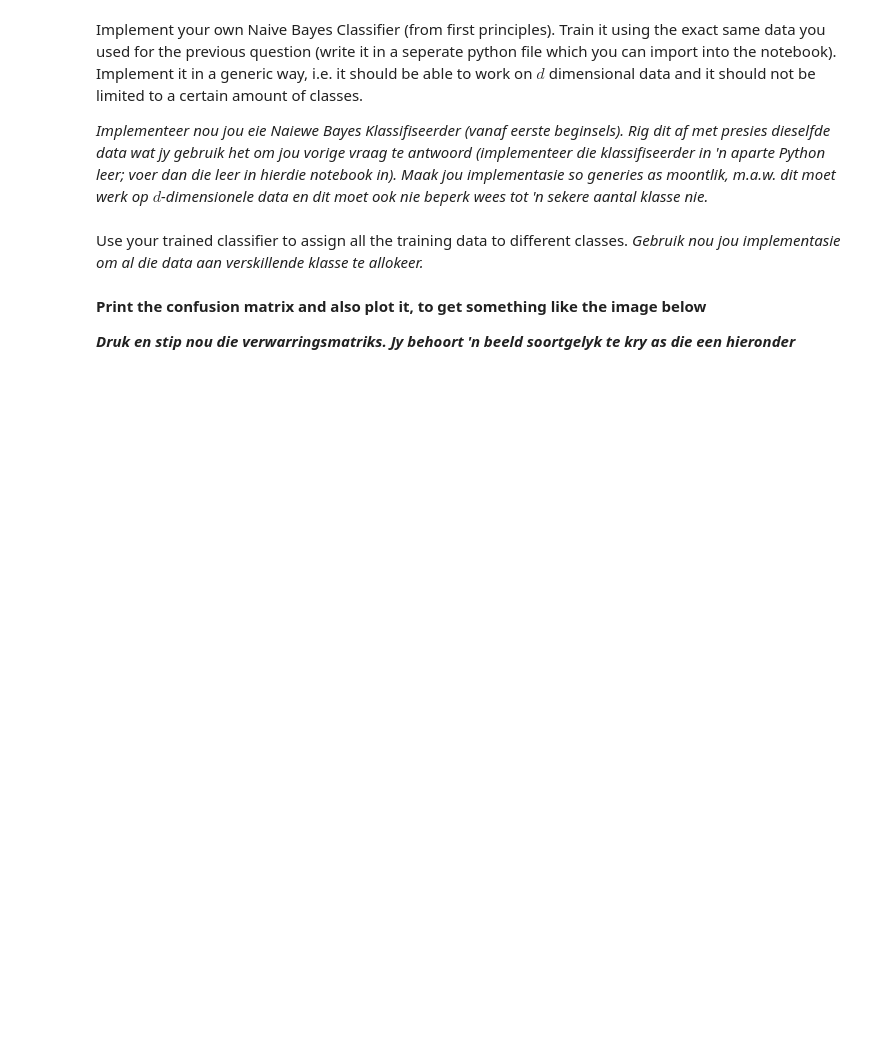
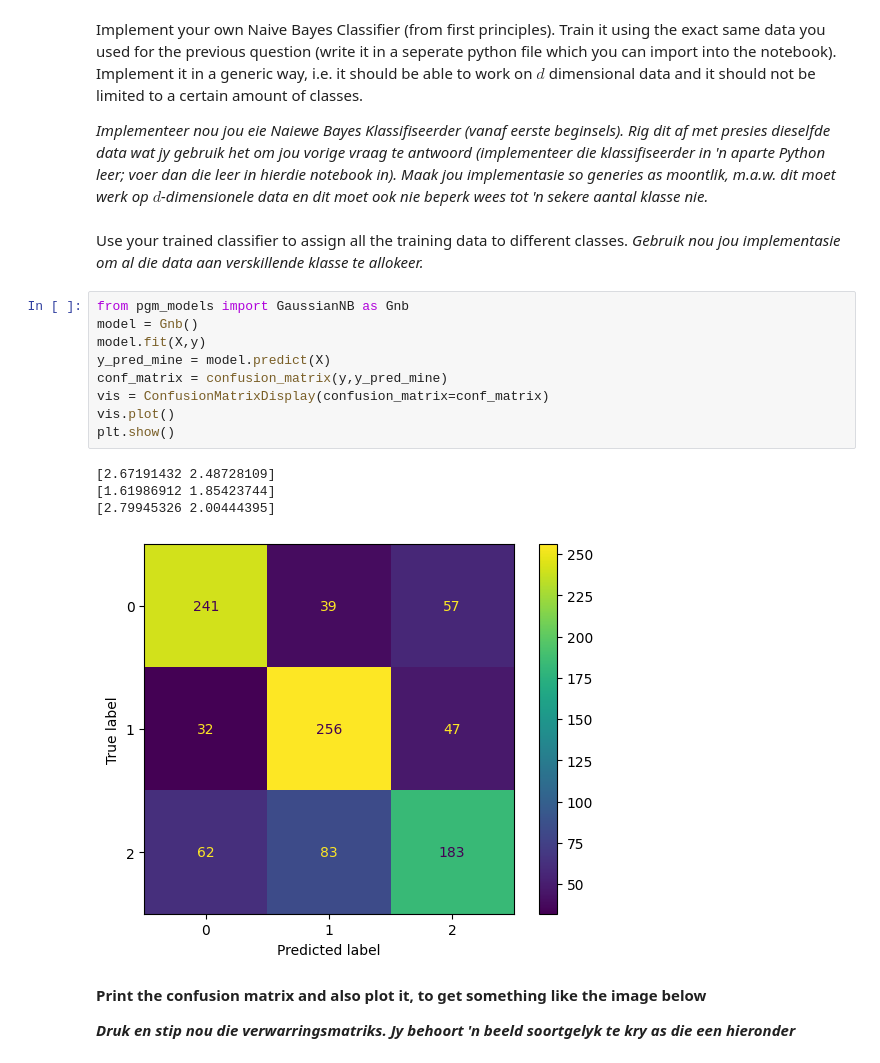
Before and after one commit to Obakeng-Mogale/assignment2, a Jupyter notebook: assign2.ipynb, the cells around one changed output. Cells and saved outputs as stored; diff of their text form; blank space fills up the shorter version.

```diff
--- a/assign2.ipynb
+++ b/assign2.ipynb
@@ -89,6 +110,20 @@ Implement your own Naive Bayes Classifier (from first principles). Train it usin
 _Implementeer nou jou eie Naiewe Bayes Klassifiseerder (vanaf eerste beginsels). Rig dit af met presies dieselfde data wat jy gebruik het om jou vorige vraag te antwoord (implementeer die klassifiseerder in 'n aparte Python leer; voer dan die leer in hierdie notebook in). Maak jou implementasie so generies as moontlik, m.a.w. dit moet werk op $d$-dimensionele data en dit moet ook nie beperk wees tot 'n sekere aantal klasse nie._
 # %% [markdown]
 Use your trained classifier to assign all the training data to different classes. _Gebruik nou jou implementasie om al die data aan verskillende klasse te allokeer._
+# %%
+from pgm_models import GaussianNB as Gnb
+model = Gnb()
+model.fit(X,y)
+y_pred_mine = model.predict(X)
+conf_matrix = confusion_matrix(y,y_pred_mine)
+vis = ConfusionMatrixDisplay(confusion_matrix=conf_matrix)
+vis.plot()
+plt.show()
+# %% [output]
+[2.67191432 2.48728109]
+[1.61986912 1.85423744]
+[2.79945326 2.00444395]
+[figure, added]
 # %% [markdown]
 **Print the confusion matrix and also plot it, to get something like the image below**
 
```
Also changed, not shown: parts of 10 cells of this notebook, 1 other file.
